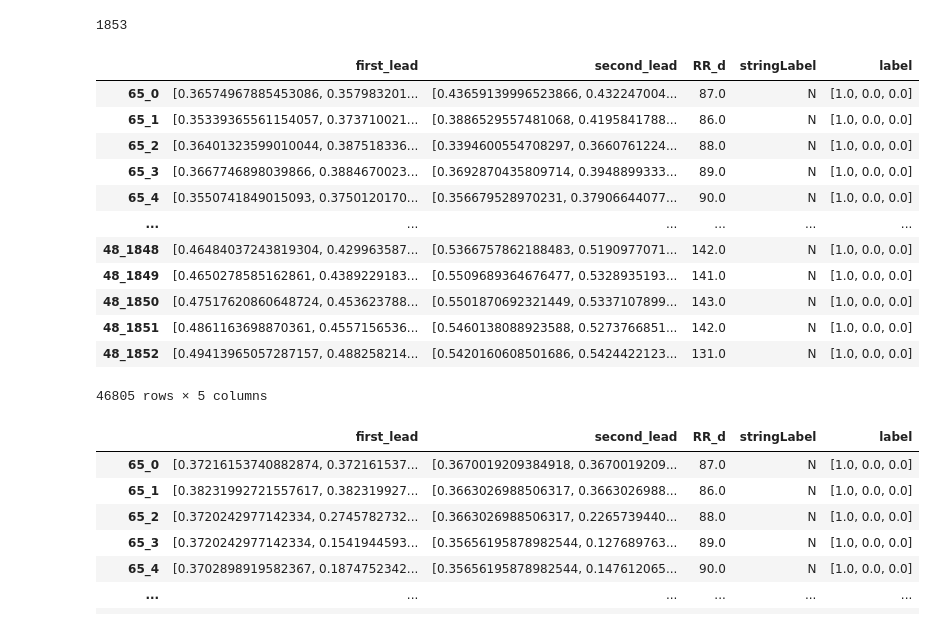
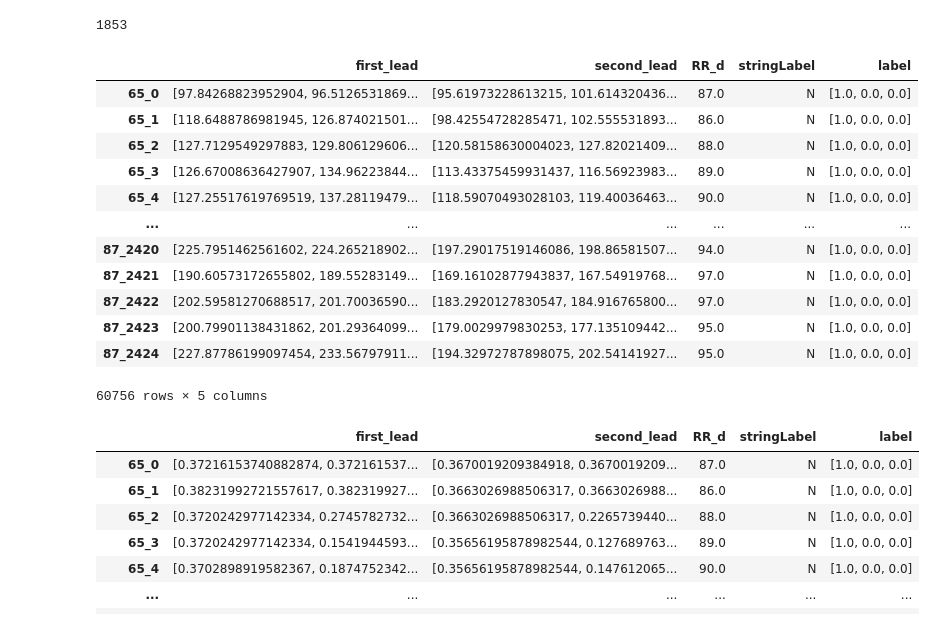
Before and after one commit to simonetome/Heartbeat-NSV-classification, a Jupyter notebook: ResNetBaseline.ipynb, the cells around one changed output. Cells and saved outputs as stored; diff of their text form; code cells hidden in the pictures.

```diff
--- a/ResNetBaseline.ipynb
+++ b/ResNetBaseline.ipynb
@@ -236,8 +236,8 @@ def notch_filter(cutoff, fs, q=30):
     return b, a
 
 #def bandpass_filter(data, filter_order=5, lowcut = .5, highcut = 55, signal_freq=128):
-def bandpass_filter(data, filter_order=5, lowcut = .5, highcut = 30, signal_freq=128):
-#def bandpass_filter(data, filter_order=5, lowcut = .5, highcut = 55, signal_freq=128):
+#def bandpass_filter(data, filter_order=5, lowcut = .5, highcut = 30, signal_freq=128):
+def bandpass_filter(data, filter_order=5, lowcut = 1, highcut = 45, signal_freq=128):
         """
         Method responsible for creating and applying Butterworth filter.
         :param deque data: raw data
@@ -269,9 +269,11 @@ for id in tqdm(ids):
     first_sig = bandpass_filter(first_sig)
     second_sig = bandpass_filter(second_sig)
 
-    first_sig = hp.smooth_signal(first_sig, 128, window_length=None, polyorder=2)
+    #first_sig = hp.enhance_ecg_peaks(first_sig, 128)
+    #first_sig = hp.smooth_signal(first_sig, 128, window_length=None, polyorder=2)
     #first_sig = hp.remove_baseline_wander(first_sig, 128,cutoff=0.01)
-    second_sig = hp.smooth_signal(second_sig, 128, window_length=None, polyorder=2)
+    #second_sig = hp.enhance_ecg_peaks(second_sig, 128)
+    #second_sig = hp.smooth_signal(second_sig, 128, window_length=None, polyorder=2)
     #second_sig = hp.remove_baseline_wander(second_sig, 128,cutoff=0.01)
 
 
@@ -323,7 +325,7 @@ def convert_to_one_hot(label):
 def create_patch_v2(df):
   dataset_dict = {}
   ids = df.index.tolist()
-  offset = 20
+  offset = 50
   for id in tqdm(ids):
       row =  df.loc[id]
 
@@ -375,7 +377,7 @@ def create_patch_v2(df):
       ###
 
 
-      max_len = 300
+      max_len = 500
       #6B) Setting last peak RR as T
       rr_list.append(T)
 
@@ -397,48 +399,48 @@ def create_patch_v2(df):
             k = 0
           if h > len(first_sig):
             h = len(first_sig)
 
 
           first_lead = first_sig[k:h]
           second_lead = second_sig[k:h]
 
 
           index = str(id)+'_'+str(i)
           dataset_dict[index] = {}
 
-          first_lead = ((first_lead - first_lead.min())/(first_lead.max()-first_lead.min())).tolist()
-          second_lead = ((second_lead - second_lead.min())/(second_lead.max()-second_lead.min())).tolist()
+          first_lead = (255*(first_lead - first_lead.min())/(first_lead.max()-first_lead.min())).tolist()
+          second_lead = (255*(second_lead - second_lead.min())/(second_lead.max()-second_lead.min())).tolist()
           first_lead = resample(first_lead, max_len)
           second_lead = resample(second_lead, max_len)
           dataset_dict[index]["first_lead"] = first_lead
           dataset_dict[index]["second_lead"] = second_lead
           dataset_dict[index]["RR_d"] = rr_list[i]
           dataset_dict[index]["stringLabel"] = labels[i]
           dataset_dict[index]["label"] = convert_to_one_hot(labels[i])
 
   dataset_df = pd.DataFrame.from_dict(dataset_dict,orient='index')
   return dataset_df
 
 classes = np.array(["N","S","V"])
-validation_percentage = 0.2
+validation_percentage = 0.25
 training_df, validation_df = train_test_split(df,test_size = validation_percentage,random_state=SEED)
 training_patches_df = create_patch_v2(training_df)
 validation_patches_df = create_patch_v2(validation_df)
 validation_patches_df
 # %% [output]
 |  | first_lead | second_lead | RR_d | stringLabel | label |
-| 65_0 | [0.36574967885453086, 0.357983201... | [0.43659139996523866, 0.432247004... | 87.0 | N | [1.0, 0.0, 0.0] |
-| 65_1 | [0.35339365561154057, 0.373710021... | [0.3886529557481068, 0.4195841788... | 86.0 | N | [1.0, 0.0, 0.0] |
-| 65_2 | [0.36401323599010044, 0.387518336... | [0.3394600554708297, 0.3660761224... | 88.0 | N | [1.0, 0.0, 0.0] |
-| 65_3 | [0.3667746898039866, 0.3884670023... | [0.3692870435809714, 0.3948899333... | 89.0 | N | [1.0, 0.0, 0.0] |
-| 65_4 | [0.3550741849015093, 0.3750120170... | [0.356679528970231, 0.37906644077... | 90.0 | N | [1.0, 0.0, 0.0] |
+| 65_0 | [97.84268823952904, 96.5126531869... | [95.61973228613215, 101.614320436... | 87.0 | N | [1.0, 0.0, 0.0] |
+| 65_1 | [118.6488786981945, 126.874021501... | [98.42554728285471, 102.555531893... | 86.0 | N | [1.0, 0.0, 0.0] |
+| 65_2 | [127.7129549297883, 129.806129606... | [120.58158630004023, 127.82021409... | 88.0 | N | [1.0, 0.0, 0.0] |
+| 65_3 | [126.67008636427907, 134.96223844... | [113.43375459931437, 116.56923983... | 89.0 | N | [1.0, 0.0, 0.0] |
+| 65_4 | [127.25517619769519, 137.28119479... | [118.59070493028103, 119.40036463... | 90.0 | N | [1.0, 0.0, 0.0] |
 | ... | ... | ... | ... | ... | ... |
-| 48_1848 | [0.46484037243819304, 0.429963587... | [0.5366757862188483, 0.5190977071... | 142.0 | N | [1.0, 0.0, 0.0] |
-| 48_1849 | [0.4650278585162861, 0.4389229183... | [0.5509689364676477, 0.5328935193... | 141.0 | N | [1.0, 0.0, 0.0] |
-| 48_1850 | [0.47517620860648724, 0.453623788... | [0.5501870692321449, 0.5337107899... | 143.0 | N | [1.0, 0.0, 0.0] |
-| 48_1851 | [0.4861163698870361, 0.4557156536... | [0.5460138088923588, 0.5273766851... | 142.0 | N | [1.0, 0.0, 0.0] |
-| 48_1852 | [0.49413965057287157, 0.488258214... | [0.5420160608501686, 0.5424422123... | 131.0 | N | [1.0, 0.0, 0.0] |
+| 87_2420 | [225.7951462561602, 224.265218902... | [197.29017519146086, 198.86581507... | 94.0 | N | [1.0, 0.0, 0.0] |
+| 87_2421 | [190.60573172655802, 189.55283149... | [169.16102877943837, 167.54919768... | 97.0 | N | [1.0, 0.0, 0.0] |
+| 87_2422 | [202.59581270688517, 201.70036590... | [183.2920127830547, 184.916765800... | 97.0 | N | [1.0, 0.0, 0.0] |
+| 87_2423 | [200.79901138431862, 201.29364099... | [179.0029979830253, 177.135109442... | 95.0 | N | [1.0, 0.0, 0.0] |
+| 87_2424 | [227.87786199097454, 233.56797911... | [194.32972787898075, 202.54141927... | 95.0 | N | [1.0, 0.0, 0.0] |
-46805 rows × 5 columns
+60756 rows × 5 columns
 # %%
 # trying https://arxiv.org/pdf/1805.00794.pdf preprocessing and patch extraction
 
```
Also changed, not shown: parts of 12 cells of this notebook.
